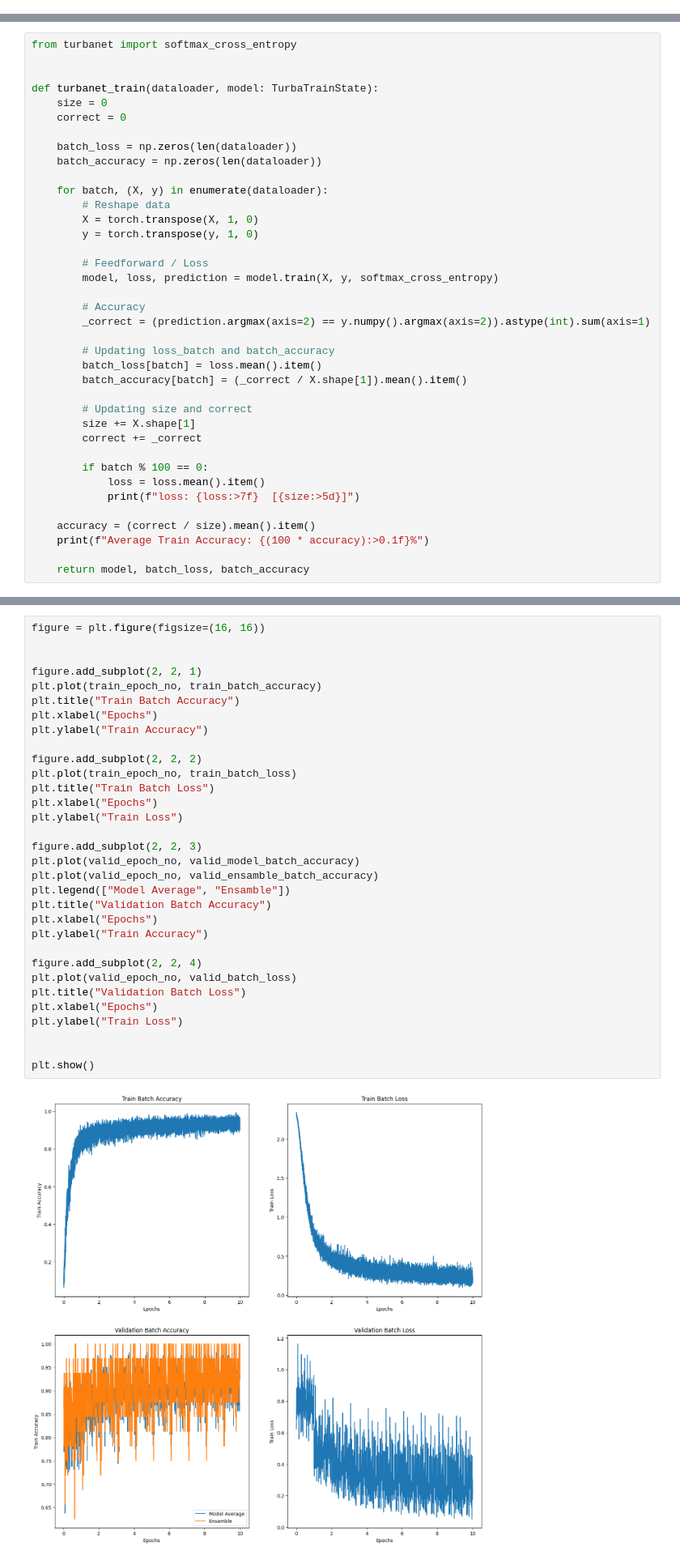
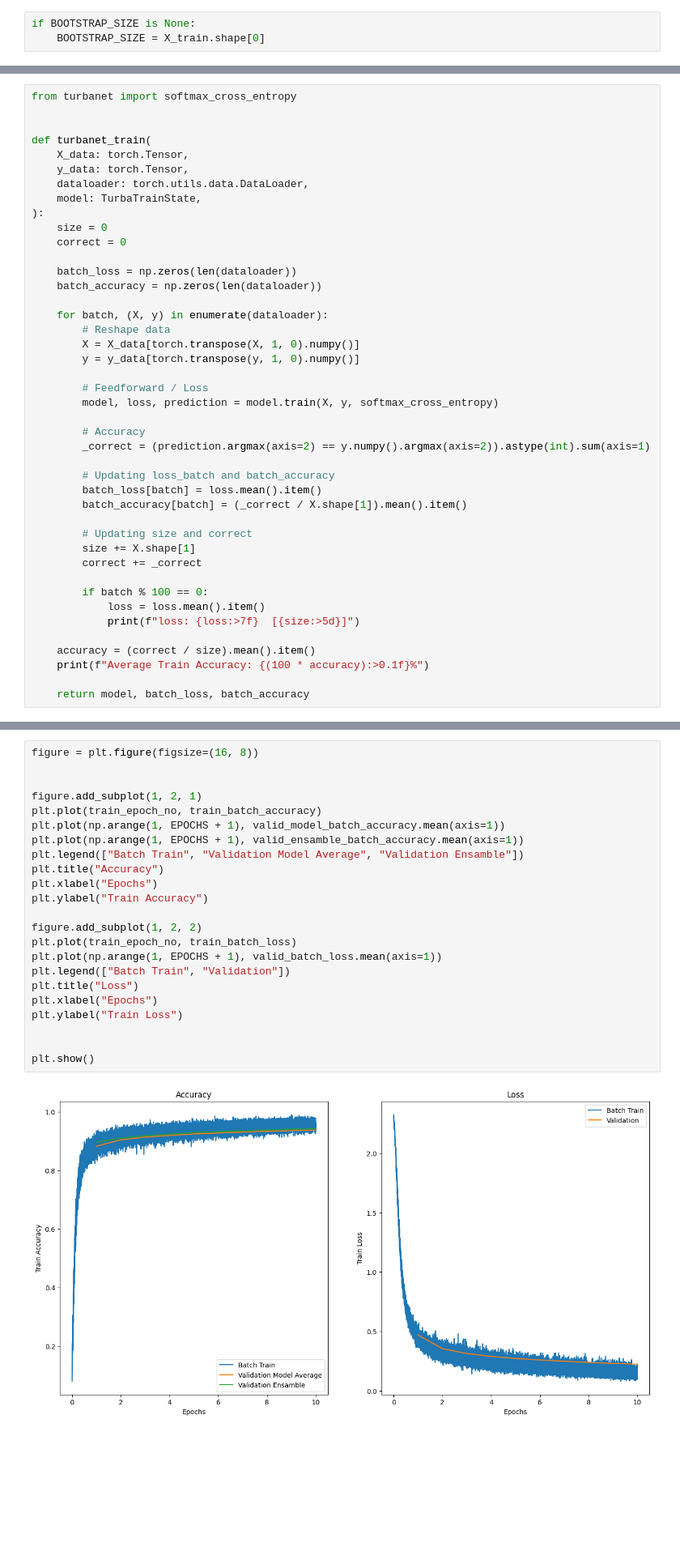
Before and after one commit to EthanSchmitt7/turbanet-capstone, a Jupyter notebook: comparisons/mnist/mnist.ipynb, the cells around one changed output, grey strips where cells are left out. Shown at 81% size. Saved outputs shown, nothing was run; the diff lists cells and outputs as text; blank space fills up the shorter version.

```diff
--- a/comparisons/mnist/mnist.ipynb
+++ b/comparisons/mnist/mnist.ipynb
@@ -456,4 +450,7 @@ Each model in the swarm follows the same **fully connected** architecture:
 By training multiple models in parallel, TurbaNet **achieves efficiency gains** over standard PyTorch training, making it ideal for large-scale deep learning tasks.
 # %% [markdown]
 ## Setup Bootstrap Training Dataset
+# %%
+if BOOTSTRAP_SIZE is None:
+    BOOTSTRAP_SIZE = X_train.shape[0]
 # %%
@@ -506,7 +503,12 @@ turba_models = TurbaTrainState.swarm(
 from turbanet import softmax_cross_entropy
 
 
-def turbanet_train(dataloader, model: TurbaTrainState):
+def turbanet_train(
+    X_data: torch.Tensor,
+    y_data: torch.Tensor,
+    dataloader: torch.utils.data.DataLoader,
+    model: TurbaTrainState,
+):
     size = 0
     correct = 0
 
@@ -515,8 +517,8 @@ def turbanet_train(dataloader, model: TurbaTrainState):
 
     for batch, (X, y) in enumerate(dataloader):
         # Reshape data
-        X = torch.transpose(X, 1, 0)
-        y = torch.transpose(y, 1, 0)
+        X = X_data[torch.transpose(X, 1, 0).numpy()]
+        y = y_data[torch.transpose(y, 1, 0).numpy()]
 
         # Feedforward / Loss
         model, loss, prediction = model.train(X, y, softmax_cross_entropy)
@@ -636,37 +641,28 @@ turba time: 18.8314311504364
 # %%
-figure = plt.figure(figsize=(16, 16))
+figure = plt.figure(figsize=(16, 8))
 
 
-figure.add_subplot(2, 2, 1)
+figure.add_subplot(1, 2, 1)
 plt.plot(train_epoch_no, train_batch_accuracy)
-plt.title("Train Batch Accuracy")
+plt.plot(np.arange(1, EPOCHS + 1), valid_model_batch_accuracy.mean(axis=1))
+plt.plot(np.arange(1, EPOCHS + 1), valid_ensamble_batch_accuracy.mean(axis=1))
+plt.legend(["Batch Train", "Validation Model Average", "Validation Ensamble"])
+plt.title("Accuracy")
 plt.xlabel("Epochs")
 plt.ylabel("Train Accuracy")
 
-figure.add_subplot(2, 2, 2)
+figure.add_subplot(1, 2, 2)
 plt.plot(train_epoch_no, train_batch_loss)
-plt.title("Train Batch Loss")
-plt.xlabel("Epochs")
-plt.ylabel("Train Loss")
-
-figure.add_subplot(2, 2, 3)
-plt.plot(valid_epoch_no, valid_model_batch_accuracy)
-plt.plot(valid_epoch_no, valid_ensamble_batch_accuracy)
-plt.legend(["Model Average", "Ensamble"])
-plt.title("Validation Batch Accuracy")
-plt.xlabel("Epochs")
-plt.ylabel("Train Accuracy")
-
-figure.add_subplot(2, 2, 4)
-plt.plot(valid_epoch_no, valid_batch_loss)
-plt.title("Validation Batch Loss")
+plt.plot(np.arange(1, EPOCHS + 1), valid_batch_loss.mean(axis=1))
+plt.legend(["Batch Train", "Validation"])
+plt.title("Loss")
 plt.xlabel("Epochs")
 plt.ylabel("Train Loss")
 
 
 plt.show()
 # %% [output]
-[figure, old version]
+[figure, new version]
 # %% [markdown]
 # Results Comparison
 # %% [markdown]
```
Also changed, not shown: parts of 18 cells of this notebook.
